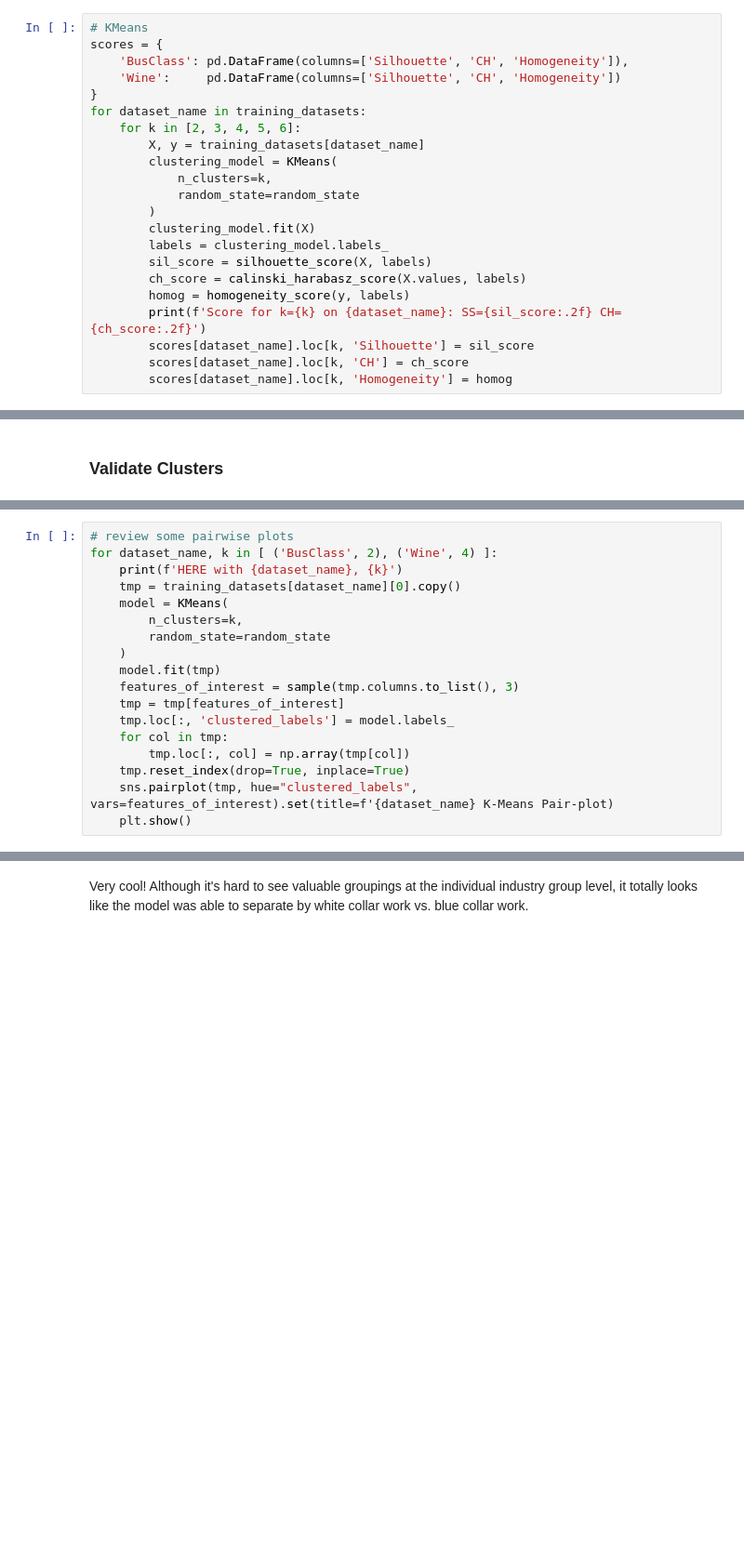
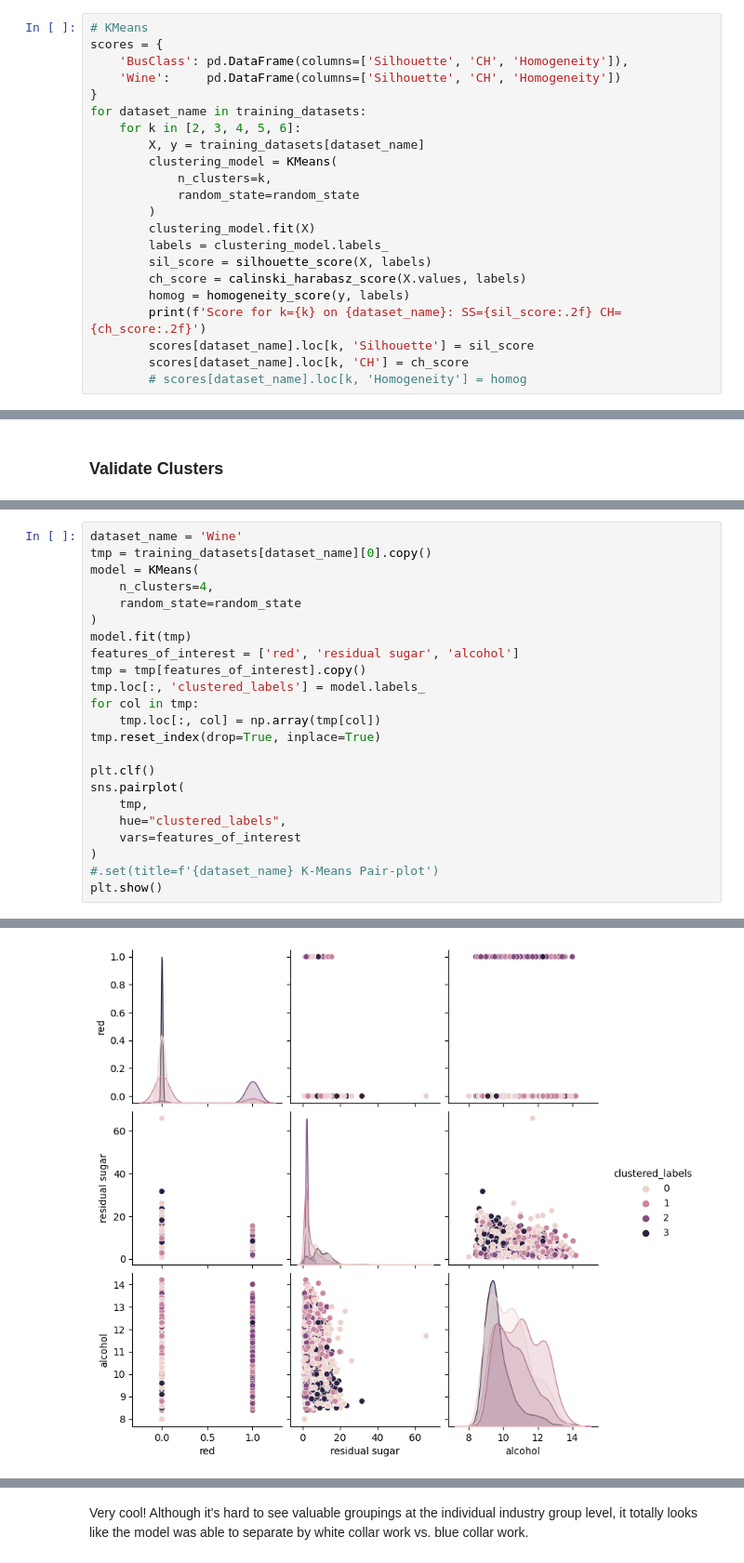
Before and after one commit to ryankarel/cs-7641-ul, a Jupyter notebook: RK UL.ipynb, the cells around one changed output, grey strips where cells are left out. Shown at 93% size. Drawn from its saved outputs; the diff is of its cells as text; blank space fills up the shorter version.

```diff
--- a/RK UL.ipynb
+++ b/RK UL.ipynb
@@ -109,7 +109,7 @@ for dataset_name in training_datasets:
         print(f'Score for k={k} on {dataset_name}: SS={sil_score:.2f} CH={ch_score:.2f}')
         scores[dataset_name].loc[k, 'Silhouette'] = sil_score
         scores[dataset_name].loc[k, 'CH'] = ch_score
-        scores[dataset_name].loc[k, 'Homogeneity'] = homog
+        # scores[dataset_name].loc[k, 'Homogeneity'] = homog
 # %% [output]
 Score for k=2 on BusClass: SS=0.12 CH=2037.27
 Score for k=3 on BusClass: SS=0.03 CH=1355.42
@@ -129,18 +150,24 @@ We'll select $k = 2$ for business classification and $k = 4$ for the wine model.
 # %%
-# review some pairwise plots
-for dataset_name, k in [ ('BusClass', 2), ('Wine', 4) ]:
-    print(f'HERE with {dataset_name}, {k}')
-    tmp = training_datasets[dataset_name][0].copy()
-    model = KMeans(
-        n_clusters=k,
-        random_state=random_state
-    )
-    model.fit(tmp)
-    features_of_interest = sample(tmp.columns.to_list(), 3)
-    tmp = tmp[features_of_interest]
-    tmp.loc[:, 'clustered_labels'] = model.labels_
-    for col in tmp:
-        tmp.loc[:, col] = np.array(tmp[col])
-    tmp.reset_index(drop=True, inplace=True)
-    sns.pairplot(tmp, hue="clustered_labels", vars=features_of_interest).set(title=f'{dataset_name} K-Means Pair-plot)
-    plt.show()
+dataset_name = 'Wine'
+tmp = training_datasets[dataset_name][0].copy()
+model = KMeans(
+    n_clusters=4,
+    random_state=random_state
+)
+model.fit(tmp)
+features_of_interest = ['red', 'residual sugar', 'alcohol']
+tmp = tmp[features_of_interest].copy()
+tmp.loc[:, 'clustered_labels'] = model.labels_
+for col in tmp:
+    tmp.loc[:, col] = np.array(tmp[col])
+tmp.reset_index(drop=True, inplace=True)
+
+plt.clf()
+sns.pairplot(
+    tmp,
+    hue="clustered_labels",
+    vars=features_of_interest
+)
+#.set(title=f'{dataset_name} K-Means Pair-plot')
+plt.show()
+# %% [output]
@@ -147 +175,2 @@ for dataset_name, k in [ ('BusClass', 2), ('Wine', 4) ]:
+[figure, added]
 # %% [markdown]
```
Also changed, not shown: parts of 29 cells of this notebook.
